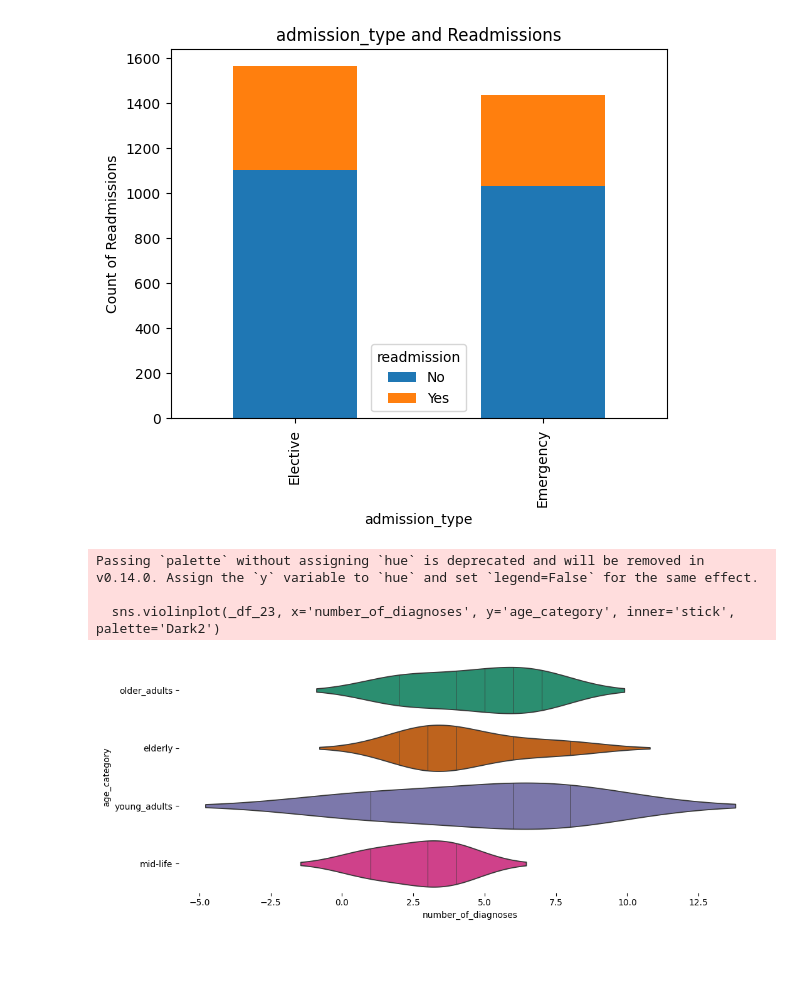
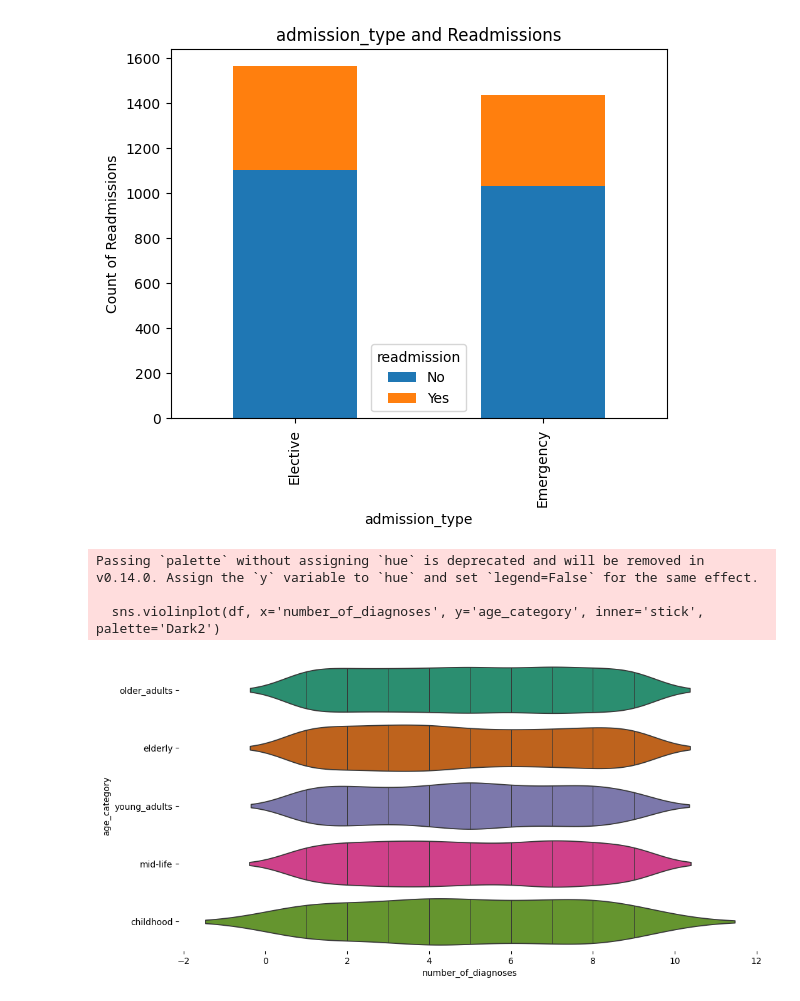
Before and after one commit to SibusisoTL/healthcare_startup_hospital_visits, a Jupyter notebook: hospitalvisits.ipynb, the cells around one changed output. Saved outputs shown, nothing was run; the diff lists cells and outputs as text; code cells hidden in the pictures; blank space fills up the shorter version.

```diff
--- a/hospitalvisits.ipynb
+++ b/hospitalvisits.ipynb
@@ -183,14 +203,15 @@ plt.show()
 # %% [output]
 [figure]
 # %%
+
 from matplotlib import pyplot as plt
 import seaborn as sns
-figsize = (12, 1.2 * len(_df_23['age_category'].unique()))
+figsize = (12, 1.2 * len(df['age_category'].unique()))
 plt.figure(figsize=figsize)
-sns.violinplot(_df_23, x='number_of_diagnoses', y='age_category', inner='stick', palette='Dark2')
+sns.violinplot(df, x='number_of_diagnoses', y='age_category', inner='stick', palette='Dark2')
 sns.despine(top=True, right=True, bottom=True, left=True)
 # %% [output]
 Passing `palette` without assigning `hue` is deprecated and will be removed in v0.14.0. Assign the `y` variable to `hue` and set `legend=False` for the same effect.
 
-  sns.violinplot(_df_23, x='number_of_diagnoses', y='age_category', inner='stick', palette='Dark2')
+  sns.violinplot(df, x='number_of_diagnoses', y='age_category', inner='stick', palette='Dark2')
-[figure, old version]
+[figure, new version]
```
Also changed, not shown: parts of 13 cells of this notebook.
